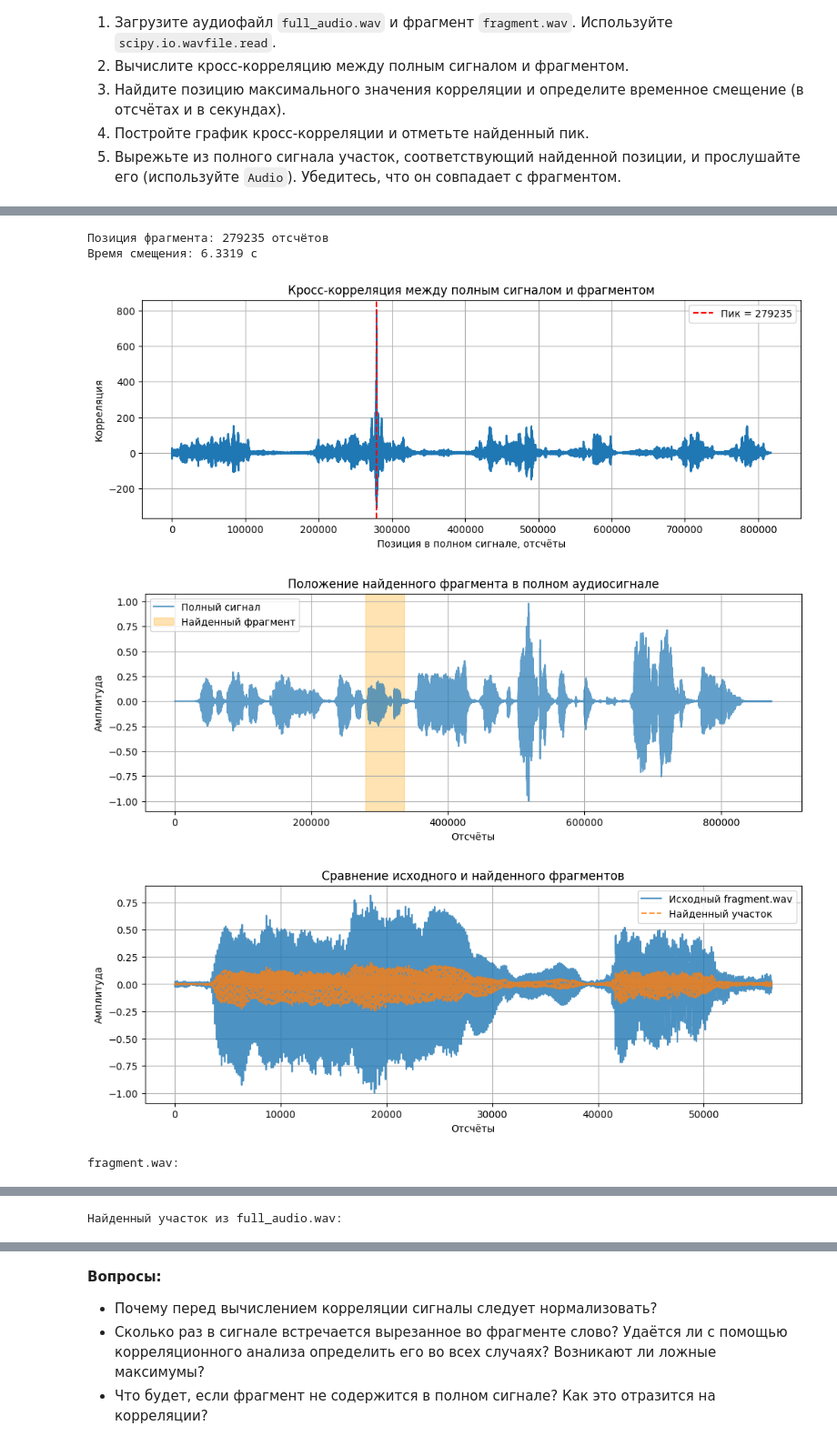
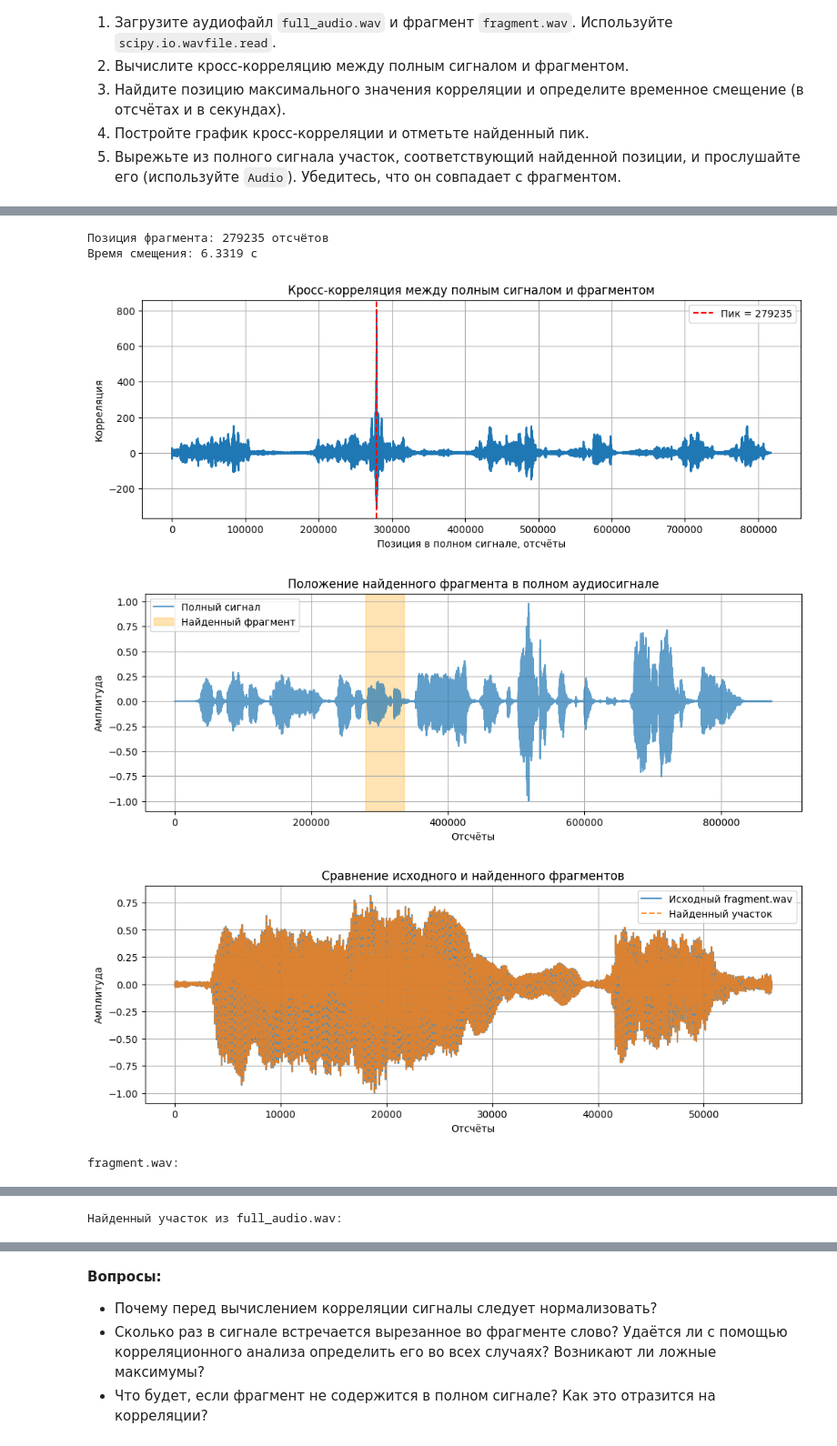
Before and after one commit to korzhimanov/dsp-seminars, a Jupyter notebook: seminars/3_Гусев.ipynb, the cells around one changed output, grey strips where cells are left out. Shown at 91% size. Drawn from its saved outputs; the diff is of its cells as text; code cells hidden in the pictures.

```diff
--- a/seminars/3_Гусев.ipynb
+++ b/seminars/3_Гусев.ipynb
@@ -475,43 +459,41 @@ fragment.wav        100%[===================>] 220.60K  --.-KB/s    in 0.02s
 # %%
-# Загрузка файлов
+# Чтение файлов
 fs_full, full_audio = wavfile.read("full_audio.wav")
 fs_frag, fragment = wavfile.read("fragment.wav")
 
-# Проверка частот дискретизации
 if fs_full != fs_frag:
-    raise ValueError(f"Частоты дискретизации не совпадают: {fs_full} и {fs_frag}")
+    raise ValueError("Частоты дискретизации не совпадают")
 
 fs = fs_full
 
-# Перевод в float
+# В float
 full_audio = full_audio.astype(np.float64)
 fragment = fragment.astype(np.float64)
 
-# Если сигнал стерео, переводим в моно
+# Если стерео -> моно
 if full_audio.ndim > 1:
     full_audio = full_audio.mean(axis=1)
 if fragment.ndim > 1:
     fragment = fragment.mean(axis=1)
 
-# Нормализация
+# Нормализация в [-1, 1]
 full_audio = full_audio / np.max(np.abs(full_audio))
 fragment = fragment / np.max(np.abs(fragment))
 
-# Убираем среднее, чтобы корреляция была устойчивее
-full_audio = full_audio - np.mean(full_audio)
-fragment = fragment - np.mean(fragment)
+# Убираем среднее
+full_audio_zm = full_audio - np.mean(full_audio)
+fragment_zm = fragment - np.mean(fragment)
 
 # Кросс-корреляция
-corr = np.correlate(full_audio, fragment, mode='valid')
+corr = np.correlate(full_audio_zm, fragment_zm, mode='valid')
 
-# Поиск максимума
 peak_idx = np.argmax(corr)
 peak_time = peak_idx / fs
 
 print(f"Позиция фрагмента: {peak_idx} отсчётов")
 print(f"Время смещения: {peak_time:.4f} с")
 
-# График кросс-корреляции
+# График корреляции
 plt.figure(figsize=(12, 4))
 plt.plot(corr)
 plt.axvline(peak_idx, color='r', linestyle='--', label=f'Пик = {peak_idx}')
@@ -522,41 +504,45 @@ plt.grid()
 plt.legend()
 plt.show()
 
+# Положение фрагмента
 plt.figure(figsize=(12, 4))
 plt.plot(full_audio, alpha=0.7, label='Полный сигнал')
 plt.axvspan(peak_idx, peak_idx + len(fragment), color='orange', alpha=0.3, label='Найденный фрагмент')
 plt.title('Положение найденного фрагмента в полном аудиосигнале')
 plt.xlabel('Отсчёты')
 plt.ylabel('Амплитуда')
 plt.grid()
 plt.legend()
 plt.show()
 
-# Вырезаем найденный участок
+# Найденный участок
 found_fragment = full_audio[peak_idx:peak_idx + len(fragment)]
 
-# Сравнение фрагментов
+# Для сравнения тоже нормируем отдельно
+found_fragment_norm = found_fragment / np.max(np.abs(found_fragment))
+fragment_norm = fragment / np.max(np.abs(fragment))
+
 plt.figure(figsize=(12, 4))
-plt.plot(fragment, label='Исходный fragment.wav', alpha=0.8)
-plt.plot(found_fragment, '--', label='Найденный участок', alpha=0.8)
+plt.plot(fragment_norm, label='Исходный fragment.wav', alpha=0.8)
+plt.plot(found_fragment_norm, '--', label='Найденный участок', alpha=0.8)
 plt.title('Сравнение исходного и найденного фрагментов')
 plt.xlabel('Отсчёты')
 plt.ylabel('Амплитуда')
 plt.grid()
 plt.legend()
 plt.show()
 
 print("fragment.wav:")
-display(Audio(fragment, rate=fs))
+display(Audio(fragment_norm, rate=fs))
 
 print("Найденный участок из full_audio.wav:")
-display(Audio(found_fragment, rate=fs))
+display(Audio(found_fragment_norm, rate=fs))
 # %% [output]
 Позиция фрагмента: 279235 отсчётов
 Время смещения: 6.3319 с
 [figure]
 [figure]
-[figure, old version]
+[figure, new version]
 fragment.wav:
 [interactive output not drawn]
 Найденный участок из full_audio.wav:
```
Also changed, not shown: parts of 7 cells of this notebook.
